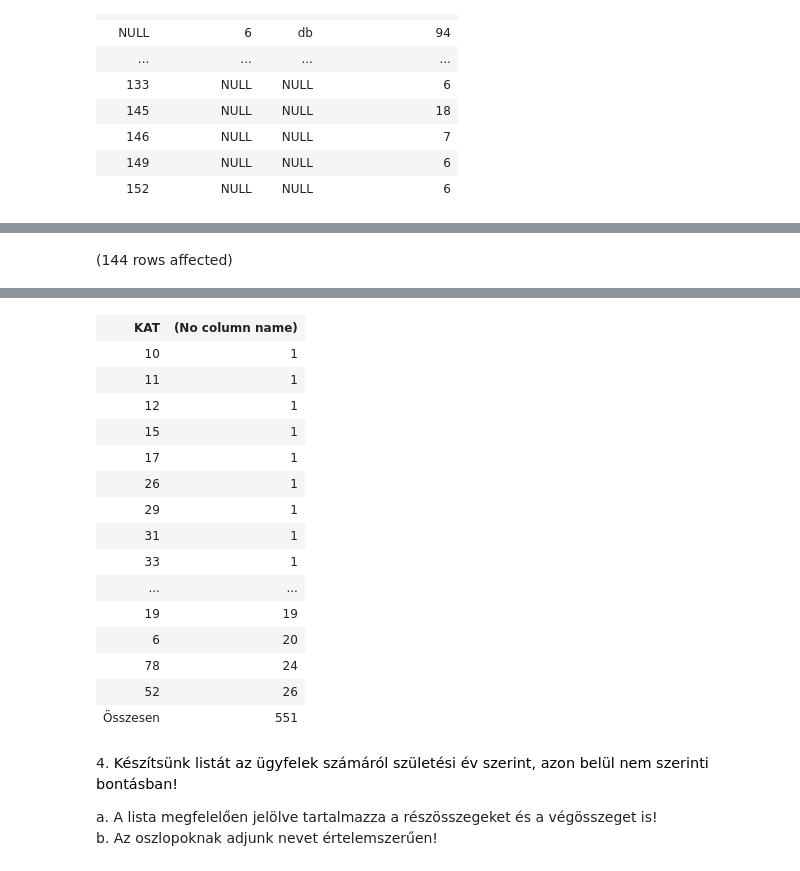
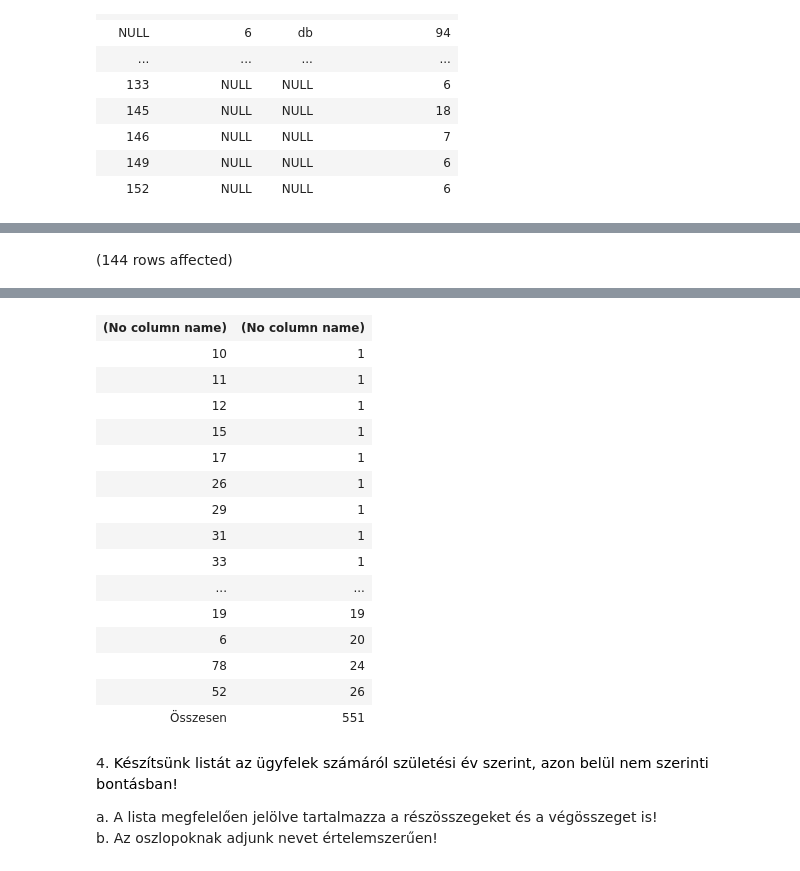
Before and after one commit to barnabasbaranyistud/SQLgyak03, a Jupyter notebook: gyakorlat04_feladatok.ipynb, the cells around one changed output, grey strips where cells are left out. Saved outputs shown, nothing was run; the diff lists cells and outputs as text; code cells hidden in the pictures.

```diff
--- a/gyakorlat04_feladatok.ipynb
+++ b/gyakorlat04_feladatok.ipynb
@@ -68,10 +68,10 @@ a. Elég megjeleníteni a kategóriák azonosítóit és a darabszámokat!
 ![](https://moodle.uni-corvinus.hu/theme/image.php/adaptable/atto_h5p/1709548862/icon)
 # %%
 SELECT (
-CASE GROUPING(KAT_ID)
+CASE GROUPING_ID(KAT_ID)
 WHEN 0 THEN CAST(KAT_ID as varchar)
 WHEN 1 THEN 'Összesen' END
-) AS 'KAT', count(*)
+), count(*)
 FROM Termek
 GROUP BY ROLLUP(KAT_ID)
 ORDER BY count(*) ASC
@@ -81,4 +81,4 @@ Total execution time: 00:00:00.010
-| KAT | (No column name) |
+| (No column name) | (No column name) |
 | 10 | 1 |
 | 11 | 1 |
 | 12 | 1 |
```
Also changed, not shown: parts of 1 cell of this notebook.
